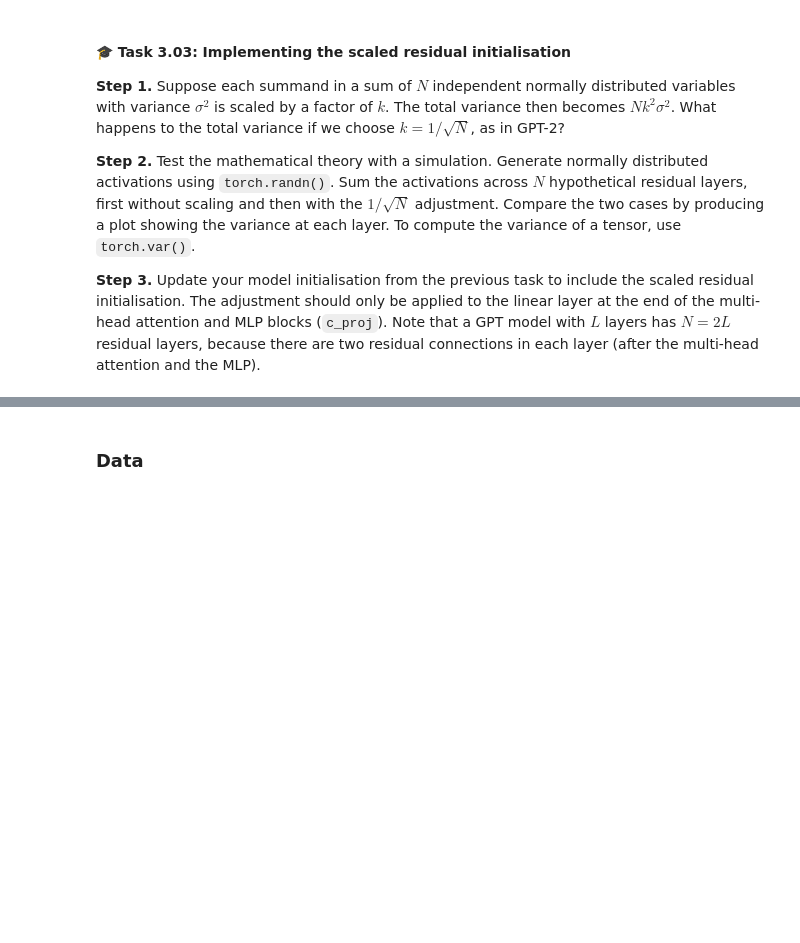
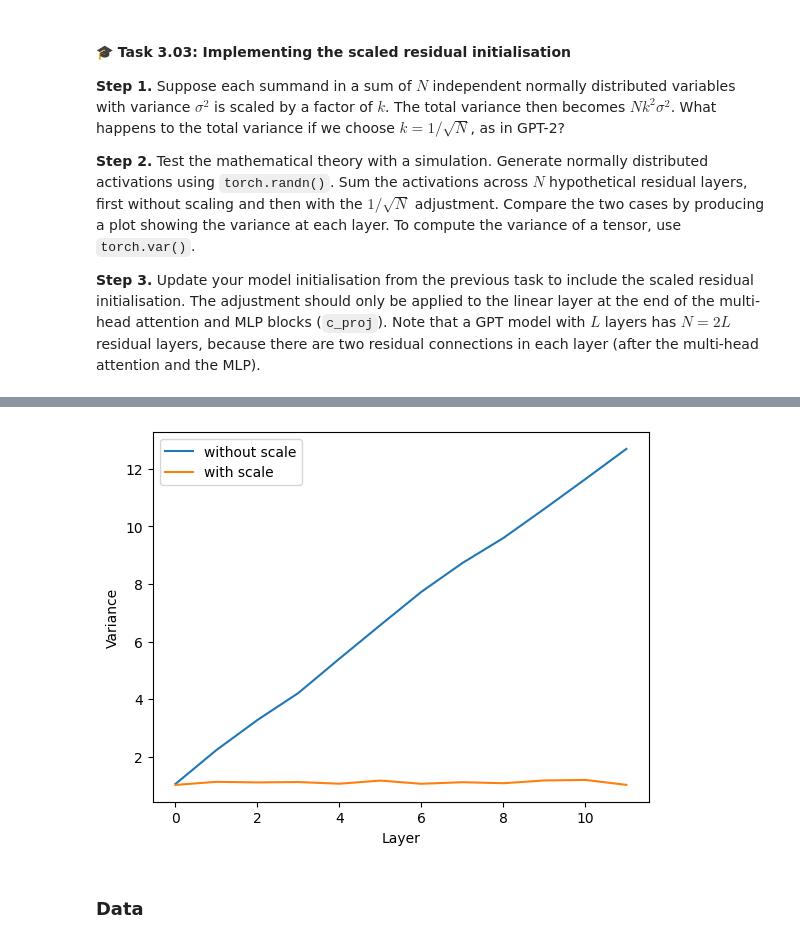
Before and after one commit to fanwenlin/tdde09-lab, a Jupyter notebook: labs/lab3/nlp-lab3.ipynb, the cells around one changed output, grey strips where cells are left out. Drawn from its saved outputs; the diff is of its cells as text; code cells hidden in the pictures; blank space fills up the shorter version.

```diff
--- a/labs/lab3/nlp-lab3.ipynb
+++ b/labs/lab3/nlp-lab3.ipynb
@@ -96,3 +122,36 @@ Why is this necessary? One of the challenges in training large language models i
+# %%
+import torch
+import matplotlib.pyplot as plt
+from math import sqrt
+
+M = 1000 # number of parameters in each activation layer
+N = 12 # number of layers
+
+# without scale
+xs = torch.randn((N, M))
+vars_no_scale = [torch.var(xs[0]).item()]
+for i in range(1, N):
+    xs[i, :] = xs[i, :] + xs[i-1, :]
+    vars_no_scale.append(torch.var(xs[i]).item())
+
+# with scale
+xs = torch.randn((N, M))
+vars_scale = [torch.var(xs[0]).item()]
+for i in range(1, N):
+    xs[i, :] = xs[i, :] + xs[i-1, :] * (1 / sqrt(N))
+    vars_scale.append(torch.var(xs[i]).item())
+
+# plot
+layers = list(range(N))
+plt.figure()
+plt.plot(layers, vars_no_scale, label="without scale")
+plt.plot(layers, vars_scale, label="with scale")
+plt.xlabel("Layer")
+plt.ylabel("Variance")
+plt.legend()
+plt.show()
+# %% [output]
+[figure, added]
 # %% [markdown]
 ### Data
 # %% [markdown]
```
Also changed, not shown: parts of 22 cells of this notebook.
